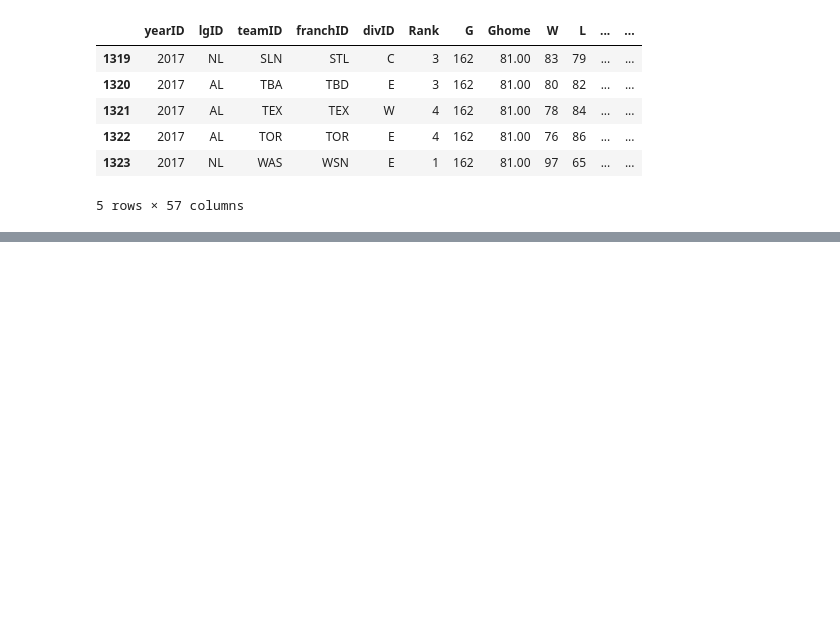
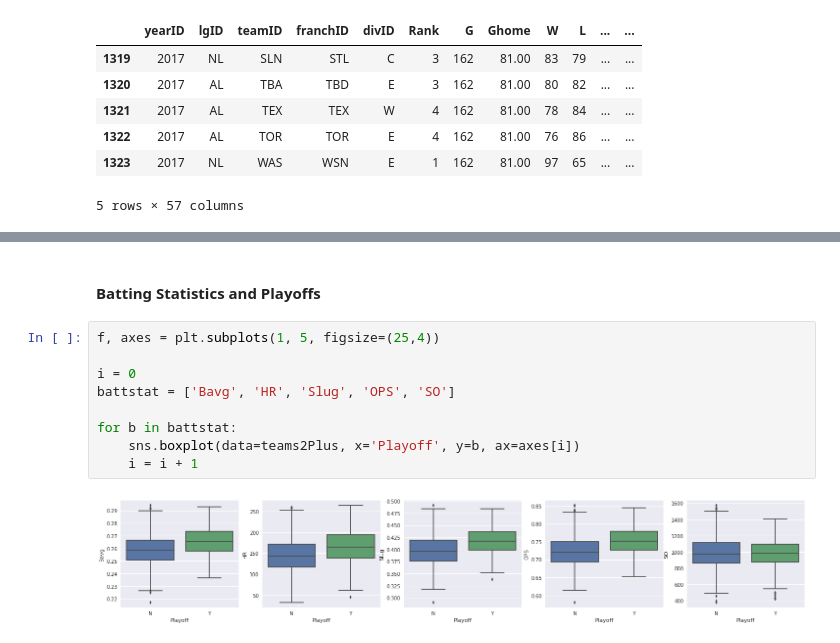
Before and after one commit to georgesturrock/7331_Lab1, a Jupyter notebook: Team2_Lab1.ipynb, the cells around one changed output, grey strips where cells are left out. Saved outputs shown, nothing was run; the diff lists cells and outputs as text; blank space fills up the shorter version.

```diff
--- a/Team2_Lab1.ipynb
+++ b/Team2_Lab1.ipynb
@@ -423,0 +404,13 @@ plt.show()
+# %% [markdown]
+#### Batting Statistics and Playoffs
+# %%
+f, axes = plt.subplots(1, 5, figsize=(25,4))
+
+i = 0
+battstat = ['Bavg', 'HR', 'Slug', 'OPS', 'SO']
+
+for b in battstat:
+    sns.boxplot(data=teams2Plus, x='Playoff', y=b, ax=axes[i])
+    i = i + 1
+# %% [output]
+[figure, added]
```
Also changed, not shown: parts of 36 cells of this notebook.
